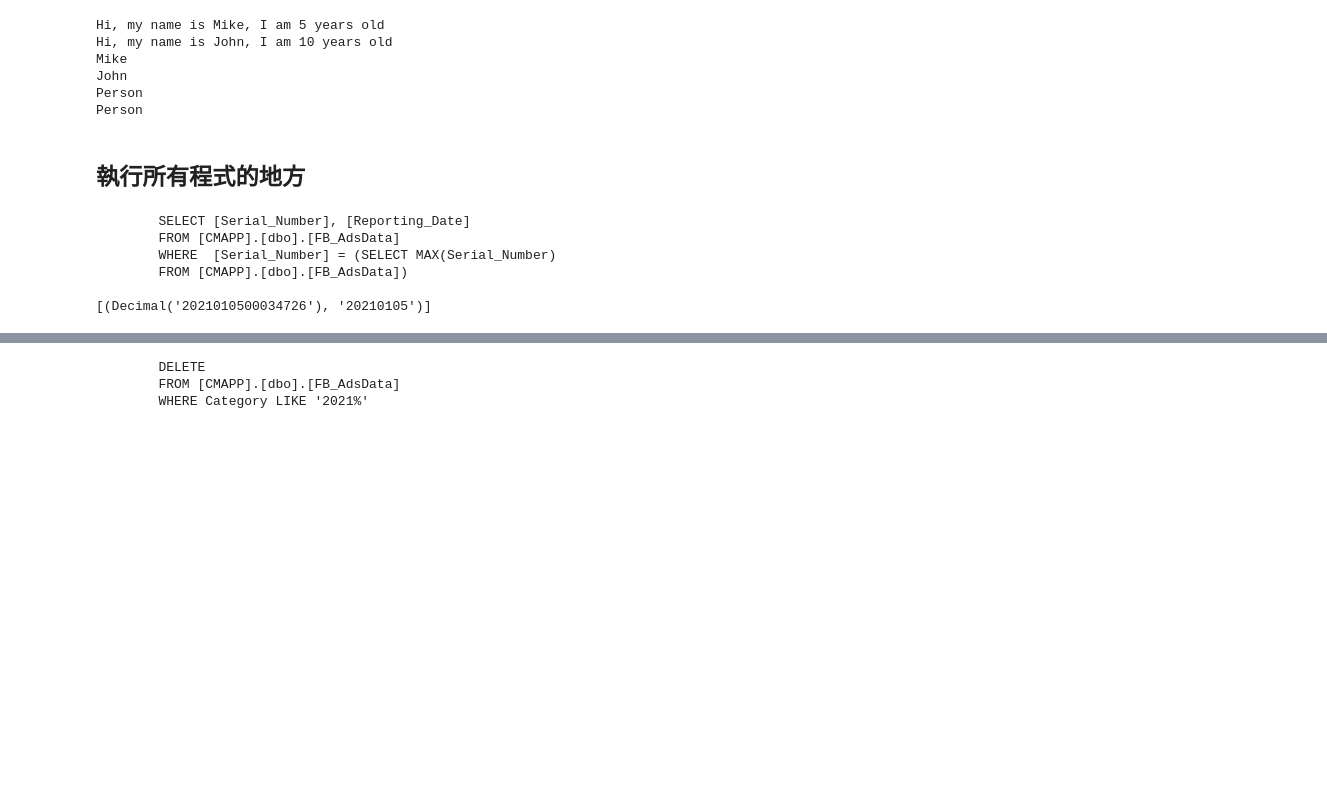
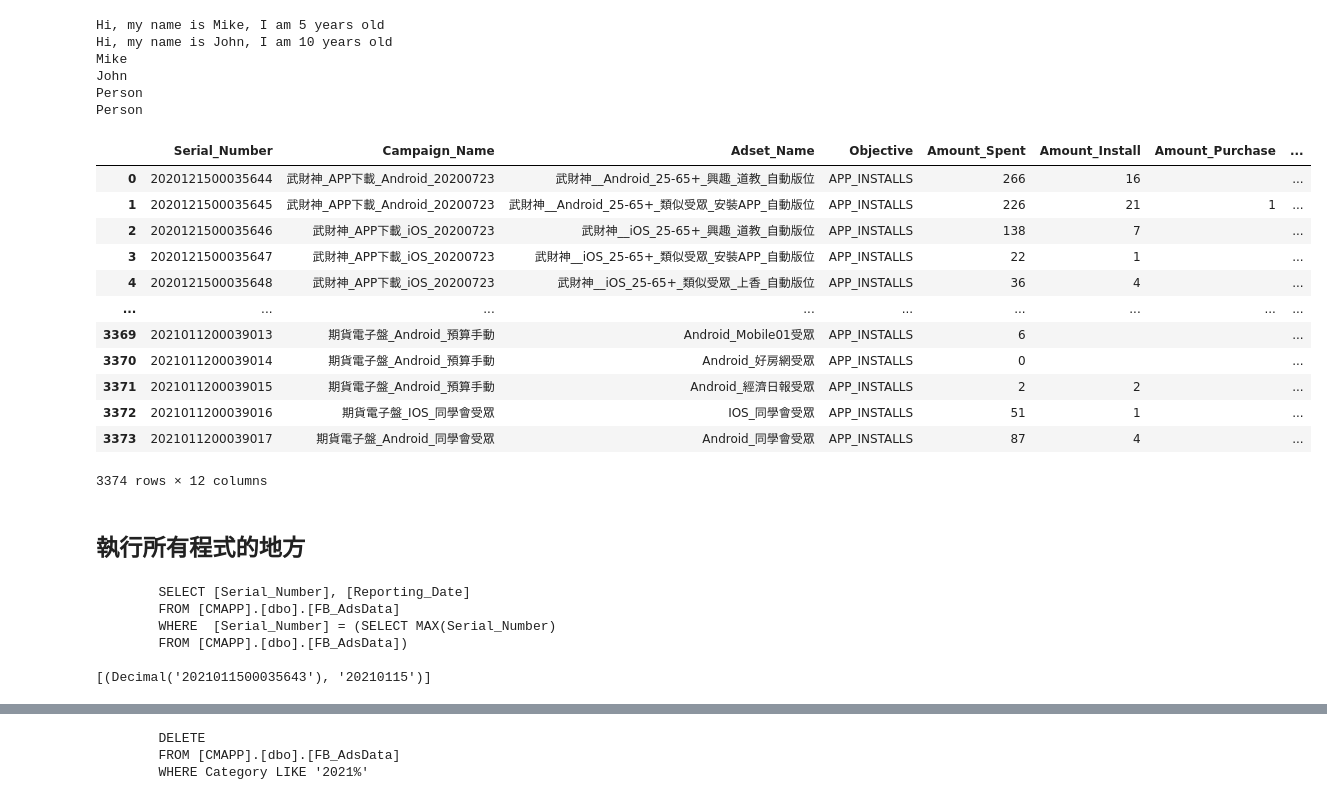
Before and after one commit to EthanZhuang/FB_Ads_Marketing_Data_Analysis, a Jupyter notebook: Object-Oriented Program.ipynb, the cells around one changed output, grey strips where cells are left out. Drawn from its saved outputs; the diff is of its cells as text; code cells hidden in the pictures; blank space fills up the shorter version.

```diff
--- a/Object-Oriented Program.ipynb
+++ b/Object-Oriented Program.ipynb
@@ -179,10 +179,33 @@ def InsertSQL(df, TableName):
 #         print(str_query.format(TableName, str(insert_data[i]).strip('[]').replace('None', 'null')))
         DBdata_cr.execute(str_query.format(TableName, str(insert_data[i]).strip('[]').replace('None', 'null')))
         conn_DBdata.commit()
+# %%
+# 將一些df的重複刪除
+df.drop(['Serial_Number'], axis=1)
+del df['Serial_Number']
+del df['Category']
+
+Expand_df(df, cleaned_SN)
+df
+# %% [output]
+|  | Serial_Number | Campaign_Name | Adset_Name | Objective | Amount_Spent | Amount_Install | Amount_Purchase | ... |
+| 0 | 2020121500035644 | 武財神_APP下載_Android_20200723 | 武財神__Android_25-65+_興趣_道教_自動版位 | APP_INSTALLS | 266 | 16 |  | ... |
+| 1 | 2020121500035645 | 武財神_APP下載_Android_20200723 | 武財神__Android_25-65+_類似受眾_安裝APP_自動版位 | APP_INSTALLS | 226 | 21 | 1 | ... |
+| 2 | 2020121500035646 | 武財神_APP下載_iOS_20200723 | 武財神__iOS_25-65+_興趣_道教_自動版位 | APP_INSTALLS | 138 | 7 |  | ... |
+| 3 | 2020121500035647 | 武財神_APP下載_iOS_20200723 | 武財神__iOS_25-65+_類似受眾_安裝APP_自動版位 | APP_INSTALLS | 22 | 1 |  | ... |
+| 4 | 2020121500035648 | 武財神_APP下載_iOS_20200723 | 武財神__iOS_25-65+_類似受眾_上香_自動版位 | APP_INSTALLS | 36 | 4 |  | ... |
+| ... | ... | ... | ... | ... | ... | ... | ... | ... |
+| 3369 | 2021011200039013 | 期貨電子盤_Android_預算手動 | Android_Mobile01受眾 | APP_INSTALLS | 6 |  |  | ... |
+| 3370 | 2021011200039014 | 期貨電子盤_Android_預算手動 | Android_好房網受眾 | APP_INSTALLS | 0 |  |  | ... |
+| 3371 | 2021011200039015 | 期貨電子盤_Android_預算手動 | Android_經濟日報受眾 | APP_INSTALLS | 2 | 2 |  | ... |
+| 3372 | 2021011200039016 | 期貨電子盤_IOS_同學會受眾 | IOS_同學會受眾 | APP_INSTALLS | 51 | 1 |  | ... |
+| 3373 | 2021011200039017 | 期貨電子盤_Android_同學會受眾 | Android_同學會受眾 | APP_INSTALLS | 87 | 4 |  | ... |
+3374 rows × 12 columns
 # %% [markdown]
 ## 執行所有程式的地方
 # %%
-uncleaned_data = Query_Both_SN_RD(TableName)
+# 獲取SN和SD
+uncleaned_data = Get_SN_RD(TableName)
 print(uncleaned_data)
 # %% [output]
         SELECT [Serial_Number], [Reporting_Date]
@@ -190,5 +213,5 @@ print(uncleaned_data)
         WHERE  [Serial_Number] = (SELECT MAX(Serial_Number)
         FROM [CMAPP].[dbo].[FB_AdsData])
 
-[(Decimal('2021010500034726'), '20210105')]
+[(Decimal('2021011500035643'), '20210115')]
 # %%
```
Also changed, not shown: parts of 24 cells of this notebook, 7 other files.
